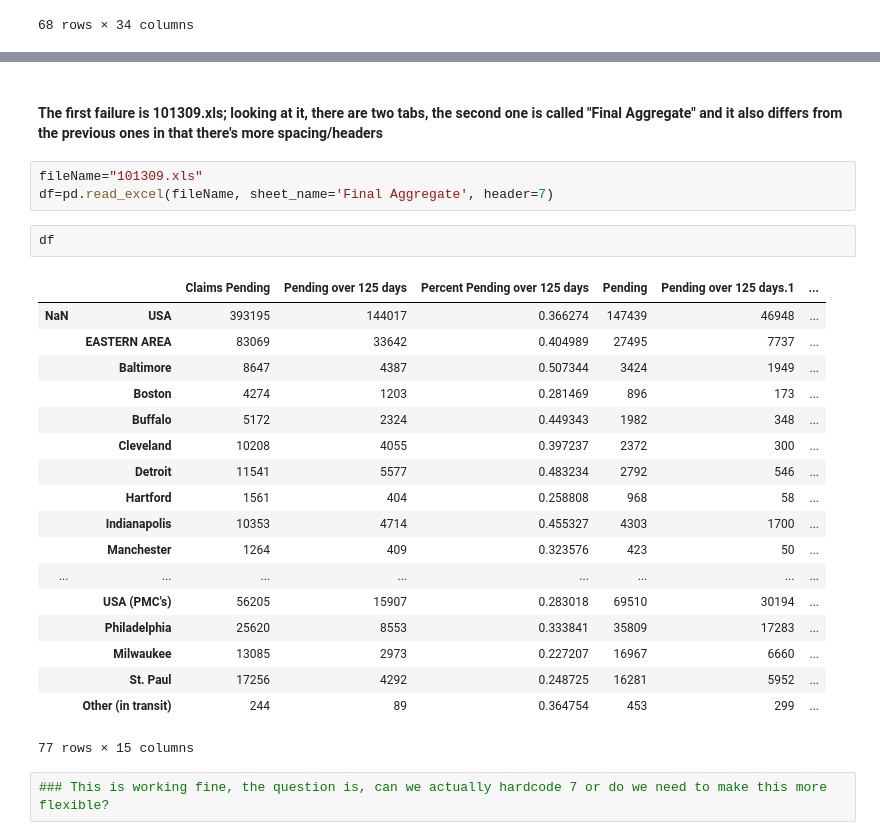
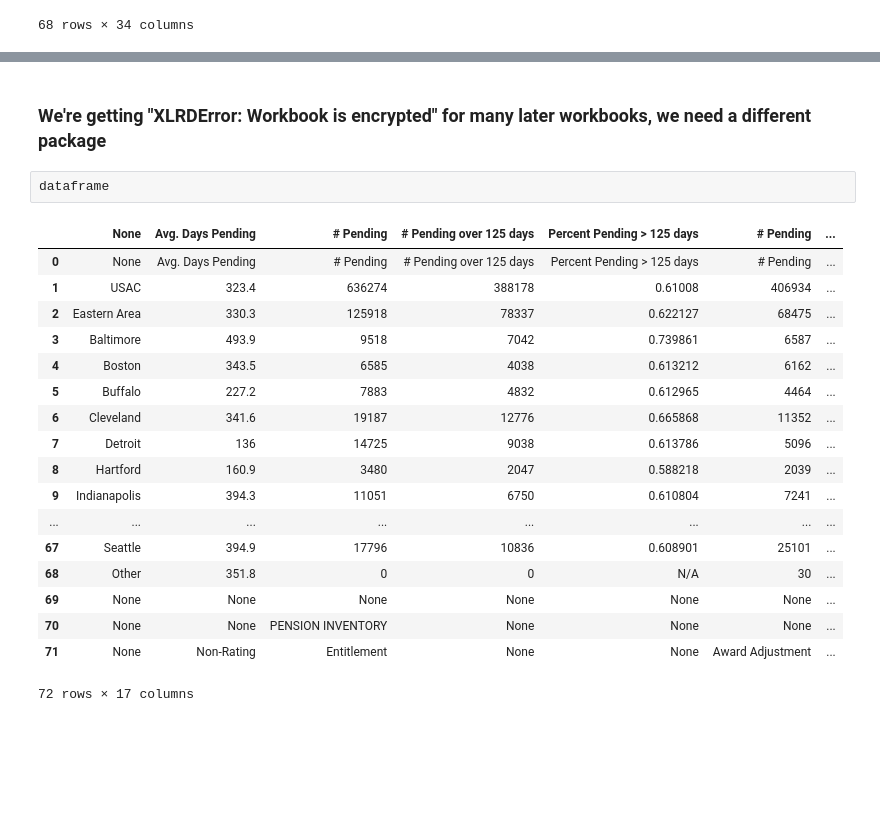
Before and after one commit to abigailhaddad/vbaData, a Jupyter notebook: main.ipynb, the cells around one changed output, grey strips where cells are left out. Drawn from its saved outputs; the diff is of its cells as text; blank space fills up the shorter version.

```diff
--- a/main.ipynb
+++ b/main.ipynb
@@ -214,28 +262,23 @@ masterDF.loc[masterDF['fileName']=='021704.xls']
-# %% [markdown]
-#### The first failure is 101309.xls; looking at it, there are two tabs, the second one is called "Final Aggregate" and it also differs from the previous ones in that there's more spacing/headers
-# %%
-fileName="101309.xls"
-df=pd.read_excel(fileName, sheet_name='Final Aggregate', header=7)
-# %%
-df
-# %% [output]
-|  |  | Claims Pending | Pending over 125 days | Percent Pending over 125 days | Pending | Pending over 125 days.1 | ... |
-| NaN | USA | 393195 | 144017 | 0.366274 | 147439 | 46948 | ... |
-|  | EASTERN AREA | 83069 | 33642 | 0.404989 | 27495 | 7737 | ... |
-|  | Baltimore | 8647 | 4387 | 0.507344 | 3424 | 1949 | ... |
-|  | Boston | 4274 | 1203 | 0.281469 | 896 | 173 | ... |
-|  | Buffalo | 5172 | 2324 | 0.449343 | 1982 | 348 | ... |
-|  | Cleveland | 10208 | 4055 | 0.397237 | 2372 | 300 | ... |
-|  | Detroit | 11541 | 5577 | 0.483234 | 2792 | 546 | ... |
-|  | Hartford | 1561 | 404 | 0.258808 | 968 | 58 | ... |
-|  | Indianapolis | 10353 | 4714 | 0.455327 | 4303 | 1700 | ... |
-|  | Manchester | 1264 | 409 | 0.323576 | 423 | 50 | ... |
-| ... | ... | ... | ... | ... | ... | ... | ... |
-|  | USA (PMC's) | 56205 | 15907 | 0.283018 | 69510 | 30194 | ... |
-|  | Philadelphia | 25620 | 8553 | 0.333841 | 35809 | 17283 | ... |
-|  | Milwaukee | 13085 | 2973 | 0.227207 | 16967 | 6660 | ... |
-|  | St. Paul | 17256 | 4292 | 0.248725 | 16281 | 5952 | ... |
-|  | Other (in transit) | 244 | 89 | 0.364754 | 453 | 299 | ... |
-77 rows × 15 columns
-# %%
-### This is working fine, the question is, can we actually hardcode 7 or do we need to make this more flexible?
+# %% [markdown]
+### We're getting "XLRDError: Workbook is encrypted" for many later workbooks, we need a different package
+# %%
+dataframe
+# %% [output]
+|  | None | Avg. Days Pending | # Pending | # Pending over 125 days | Percent Pending > 125 days | # Pending | ... |
+| 0 | None | Avg. Days Pending | # Pending | # Pending over 125 days | Percent Pending > 125 days | # Pending | ... |
+| 1 | USAC | 323.4 | 636274 | 388178 | 0.61008 | 406934 | ... |
+| 2 | Eastern Area | 330.3 | 125918 | 78337 | 0.622127 | 68475 | ... |
+| 3 | Baltimore | 493.9 | 9518 | 7042 | 0.739861 | 6587 | ... |
+| 4 | Boston | 343.5 | 6585 | 4038 | 0.613212 | 6162 | ... |
+| 5 | Buffalo | 227.2 | 7883 | 4832 | 0.612965 | 4464 | ... |
+| 6 | Cleveland | 341.6 | 19187 | 12776 | 0.665868 | 11352 | ... |
+| 7 | Detroit | 136 | 14725 | 9038 | 0.613786 | 5096 | ... |
+| 8 | Hartford | 160.9 | 3480 | 2047 | 0.588218 | 2039 | ... |
+| 9 | Indianapolis | 394.3 | 11051 | 6750 | 0.610804 | 7241 | ... |
+| ... | ... | ... | ... | ... | ... | ... | ... |
+| 67 | Seattle | 394.9 | 17796 | 10836 | 0.608901 | 25101 | ... |
+| 68 | Other | 351.8 | 0 | 0 | N/A | 30 | ... |
+| 69 | None | None | None | None | None | None | ... |
+| 70 | None | None | PENSION INVENTORY | None | None | None | ... |
+| 71 | None | Non-Rating | Entitlement | None | None | Award Adjustment | ... |
+72 rows × 17 columns
```
Also changed, not shown: parts of 24 cells of this notebook.
